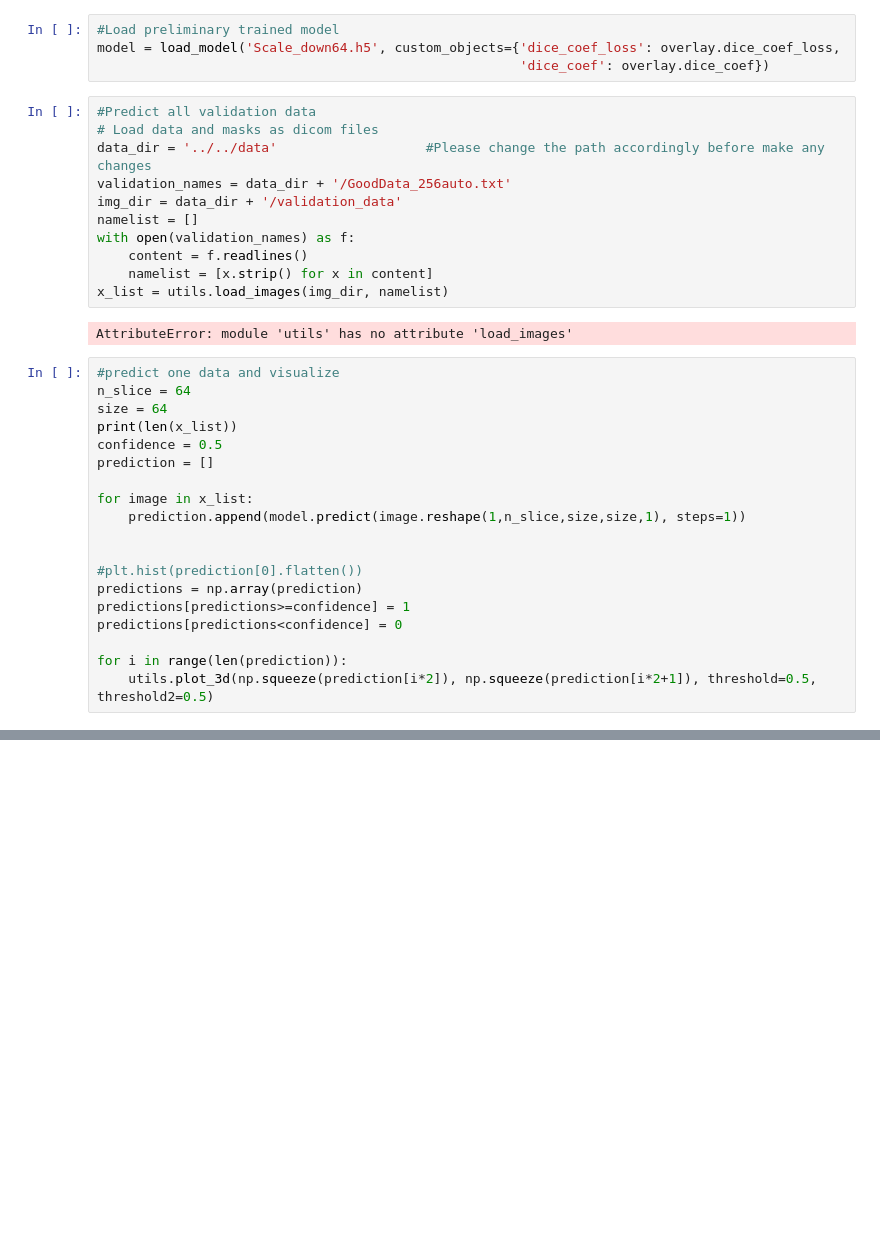
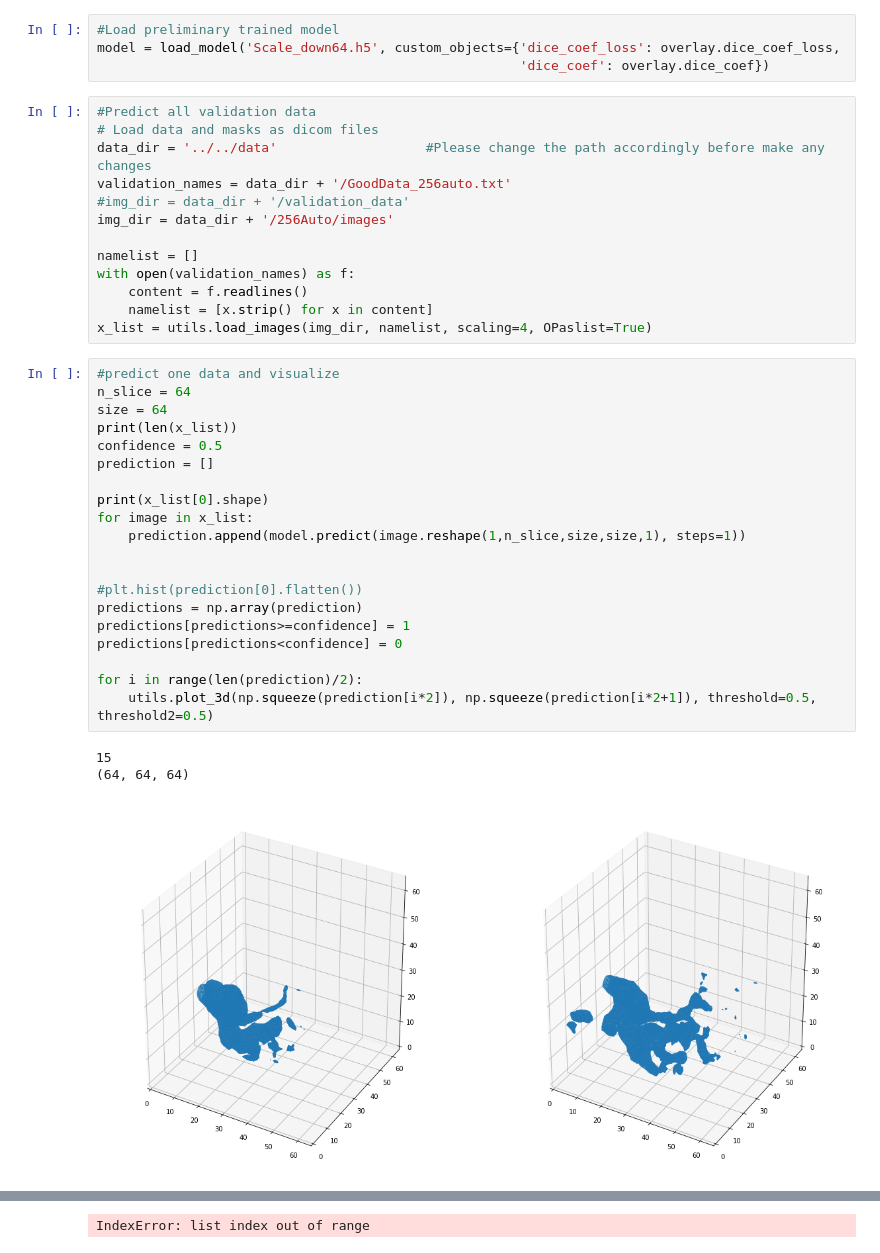
Before and after one commit to Yao-Yuan/MIP, a Jupyter notebook: validation/nomask_validation.ipynb, the cells around one changed output, grey strips where cells are left out. Saved outputs shown, nothing was run; the diff lists cells and outputs as text; blank space fills up the shorter version.

Commit message:
Add validation pipeline for all dataset

```diff
--- a/validation/nomask_validation.ipynb
+++ b/validation/nomask_validation.ipynb
@@ -15,30 +15,35 @@ model = load_model('Scale_down64.h5', custom_objects={'dice_coef_loss': overlay.
 # Load data and masks as dicom files
 data_dir = '../../data'                   #Please change the path accordingly before make any changes
 validation_names = data_dir + '/GoodData_256auto.txt'
-img_dir = data_dir + '/validation_data'
+#img_dir = data_dir + '/validation_data'
+img_dir = data_dir + '/256Auto/images'
+
 namelist = []
 with open(validation_names) as f:
     content = f.readlines()
     namelist = [x.strip() for x in content]
-x_list = utils.load_images(img_dir, namelist)
+x_list = utils.load_images(img_dir, namelist, scaling=4, OPaslist=True)
-# %% [output]
-AttributeError: module 'utils' has no attribute 'load_images'
 # %%
 #predict one data and visualize
 n_slice = 64
 size = 64
 print(len(x_list))
 confidence = 0.5
 prediction = []
 
+print(x_list[0].shape)
 for image in x_list:
     prediction.append(model.predict(image.reshape(1,n_slice,size,size,1), steps=1))
 
 
 #plt.hist(prediction[0].flatten())
 predictions = np.array(prediction)
 predictions[predictions>=confidence] = 1
 predictions[predictions<confidence] = 0
 
-for i in range(len(prediction)):
+for i in range(len(prediction)/2):
     utils.plot_3d(np.squeeze(prediction[i*2]), np.squeeze(prediction[i*2+1]), threshold=0.5, threshold2=0.5)
+# %% [output]
+15
+(64, 64, 64)
+[figure, added]
@@ -44,0 +56 @@ for i in range(len(prediction)):
+IndexError: list index out of range
```
Also changed, not shown: parts of 1 cell of this notebook, 2 other files.
